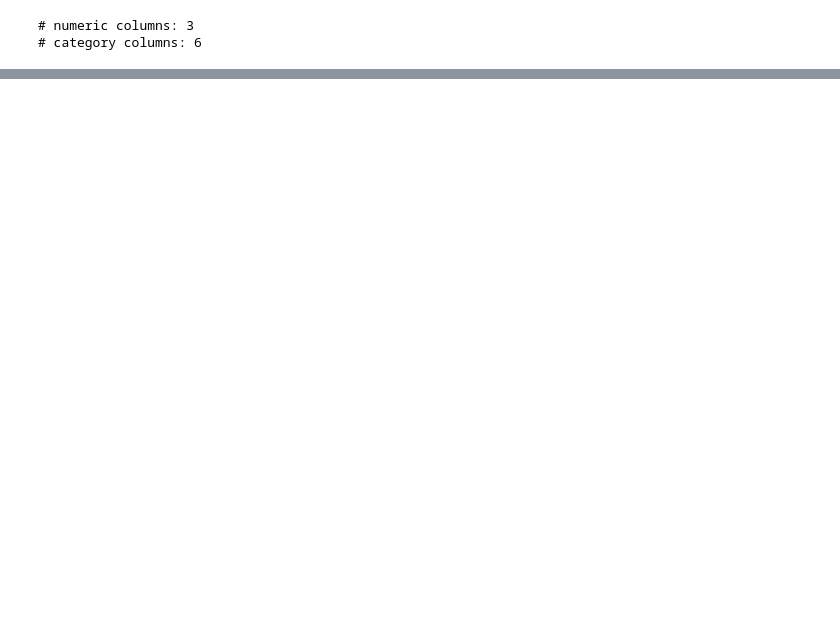
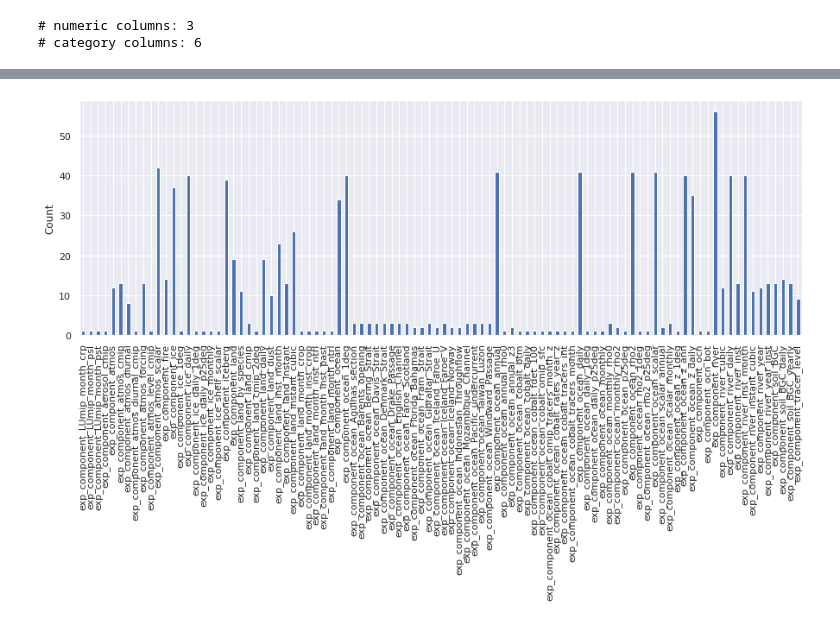
Before and after one commit to NOAA-GFDL/epmt, a Jupyter notebook: notebooks/JK_EPMT_Play1.ipynb, the cells around one changed output, grey strips where cells are left out. Drawn from its saved outputs; the diff is of its cells as text; code cells hidden in the pictures; blank space fills up the shorter version.

Commit message:
Really bad model --- but it's a start

```diff
--- a/notebooks/JK_EPMT_Play1.ipynb
+++ b/notebooks/JK_EPMT_Play1.ipynb
@@ -130,0 +128,6 @@ Text(0.5, 0.98, 'Numeric Feature Distributions')
+# %%
+category_cols_mod = ['exp_component', 'exp_fre_mod', 'exp_platform', 'exp_target'] # removing 'exp_name', 'script_name'
+ohe_data = ohe.fit_transform(df[category_cols_mod])
+ohe_cols = ohe.get_feature_names(category_cols_mod)
+df_categorical = pd.DataFrame(ohe_data, columns=ohe_cols)
+df_categorical.head()
@@ -130,0 +146,11 @@ Text(0.5, 0.98, 'Numeric Feature Distributions')
+# %%
+def plot_one_category(df_categorical, single_category):
+    startswith = f"{single_category}_"
+    cols = [c for c in df_categorical.columns if c.startswith(startswith)]
+    df_categorical[cols].sum().plot(kind='bar', figsize=(15,5))
+    plt.ylabel('Count')
+    plt.show()
+
+plot_one_category(df_categorical, "exp_component")
+# %% [output]
+[figure, added]
```
Also changed, not shown: parts of 22 cells of this notebook.
